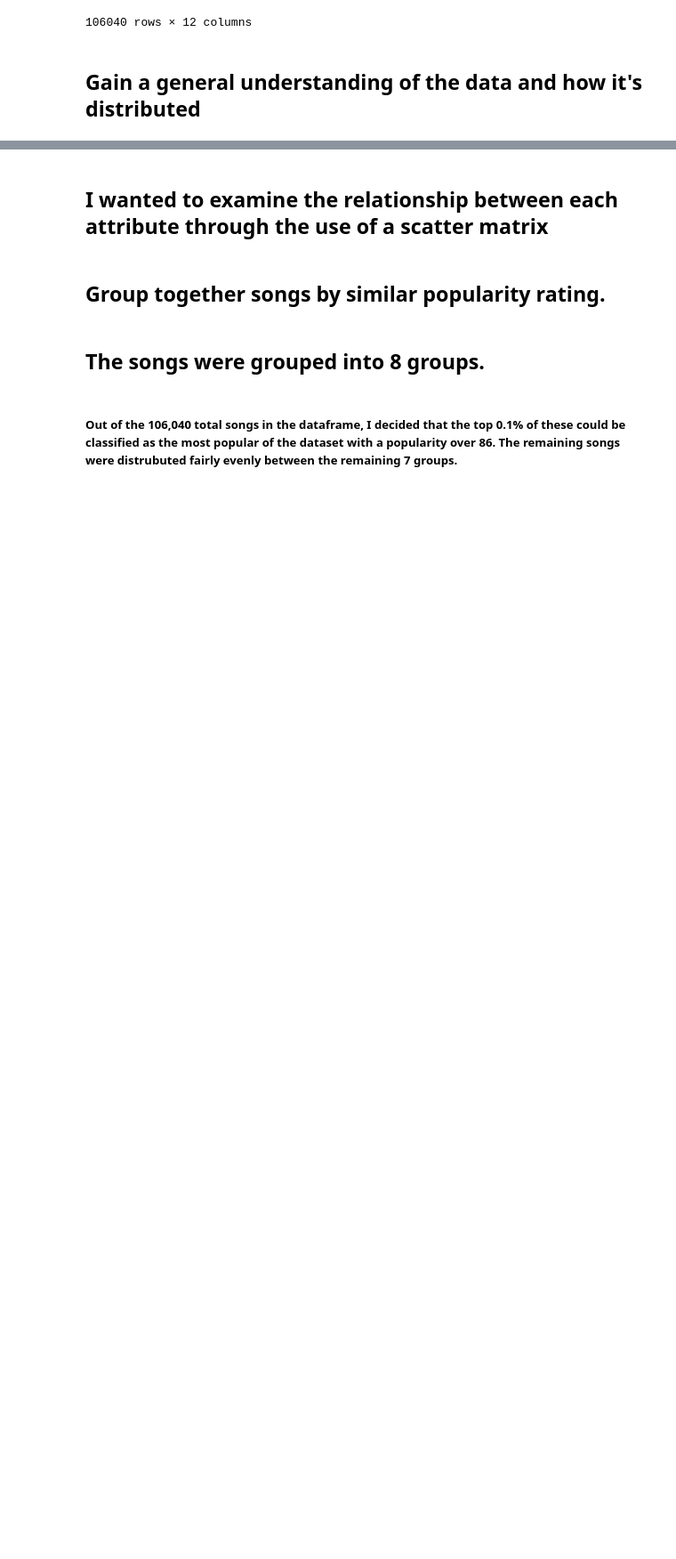
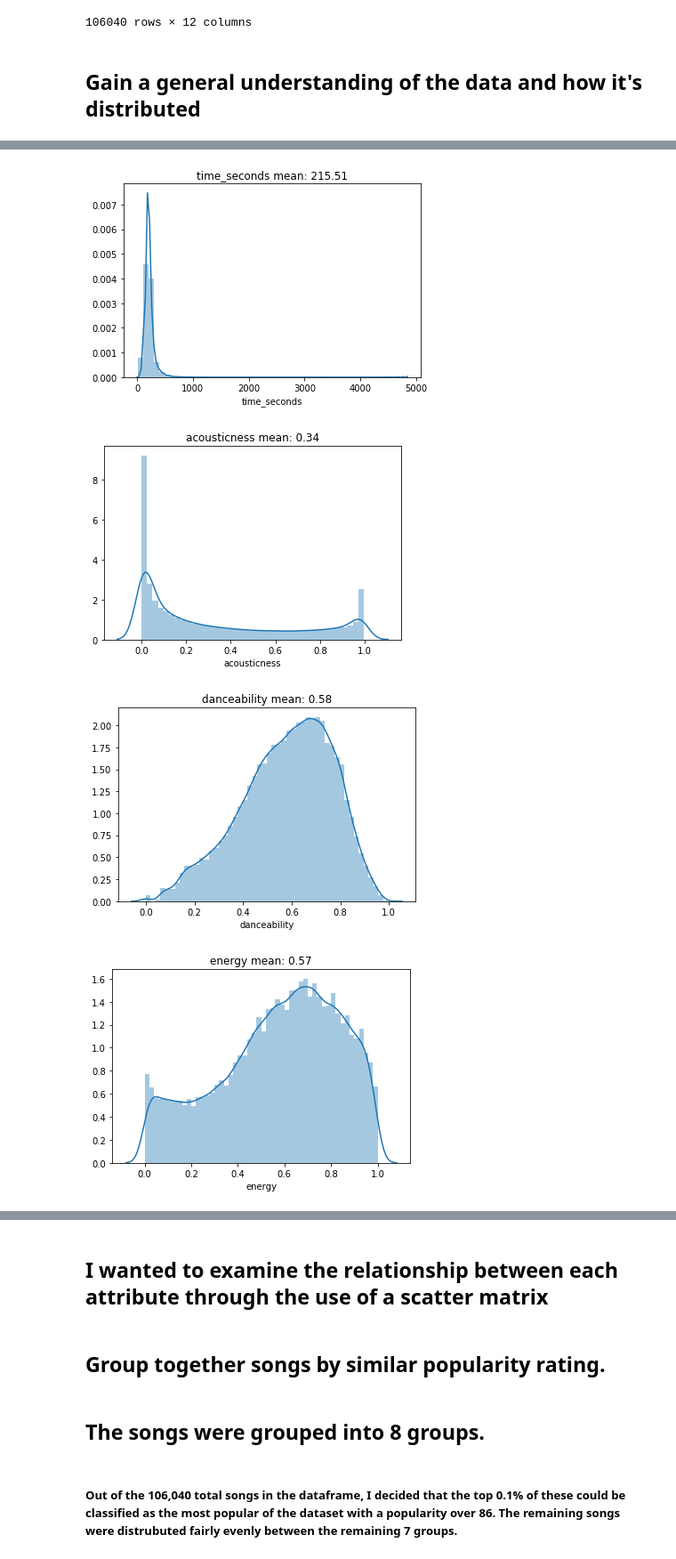
Before and after one commit to brentthayer1/capstone1, a Jupyter notebook: capstone1_eda.ipynb, the cells around one changed output, grey strips where cells are left out. Shown at 89% size. Saved outputs shown, nothing was run; the diff lists cells and outputs as text; code cells hidden in the pictures; blank space fills up the shorter version.

Commit message:
image test

```diff
--- a/capstone1_eda.ipynb
+++ b/capstone1_eda.ipynb
@@ -151,0 +136,9 @@ Mean value for loudness: -9.64
+# %%
+for att in attribute_list:
+    fig, ax = plt.subplots()
+    ax = cs1.plot_hist_and_means(ax, df, att)
+# %% [output]
+[figure, added]
+[figure, added]
+[figure, added]
+[figure, added]
```
Also changed, not shown: parts of 10 cells of this notebook, 3 other files.
